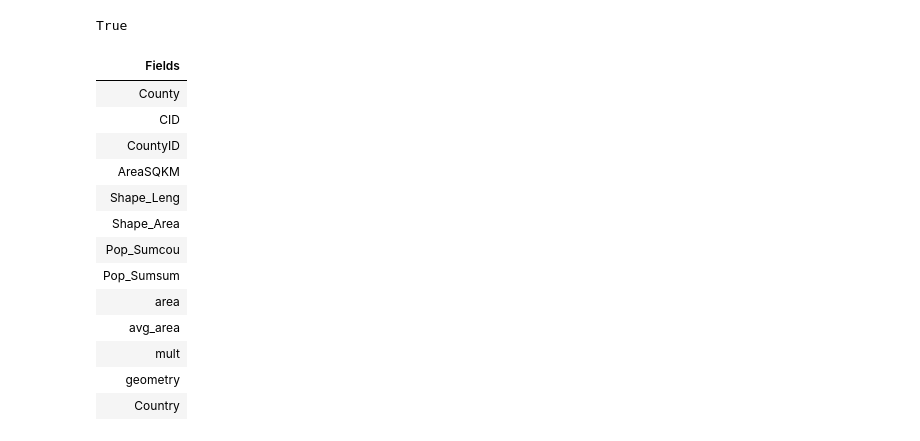
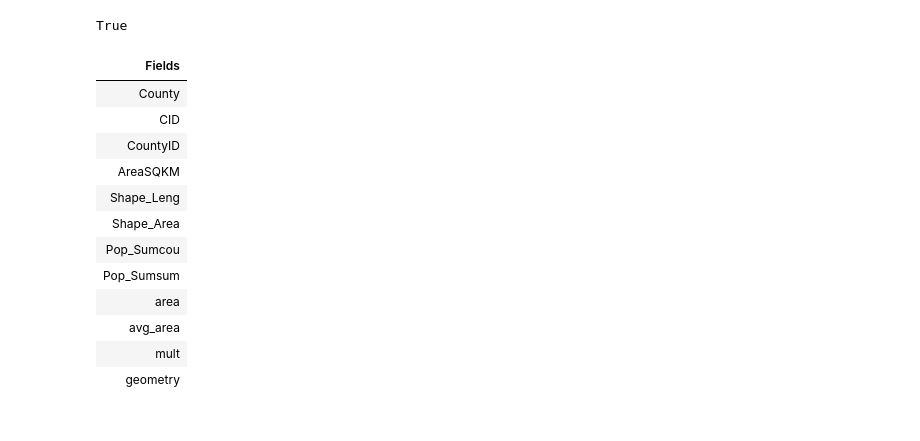
Before and after one commit to deitelberg/Python-projects, a Jupyter notebook: gridmap_tesselation.ipynb, the cells around one changed output. Drawn from its saved outputs; the diff is of its cells as text; code cells hidden in the pictures.

```diff
--- a/gridmap_tesselation.ipynb
+++ b/gridmap_tesselation.ipynb
@@ -15,29 +15,25 @@ os.path.isfile(polygons)
 # %% [output]
 True
 # %%
-counties = gp.read_file(polygons).to_crs({'init': 'epsg:32662'})
+counties = gp.read_file(polygons).to_crs({'init': 'epsg:{}'.format(c.epsg)})
 num_features = counties.shape[0]
-
-counties['Country'] = 'Kenya'
-country = counties.dissolve(by='Country').to_crs({'init': 'epsg:32662'})
 
 tbl_data = [['Fields']]
 for fld in list(counties):
         tbl_data.append([fld])
 
 display(HTML(tabulate(tbl_data, headers="firstrow", tablefmt='html', stralign='left')))
 # %% [output]
 | Fields |
 | County |
 | CID |
 | CountyID |
 | AreaSQKM |
 | Shape_Leng |
 | Shape_Area |
 | Pop_Sumcou |
 | Pop_Sumsum |
 | area |
 | avg_area |
 | mult |
 | geometry |
-| Country |
```
Also changed, not shown: parts of 12 cells of this notebook, 1 other file.
